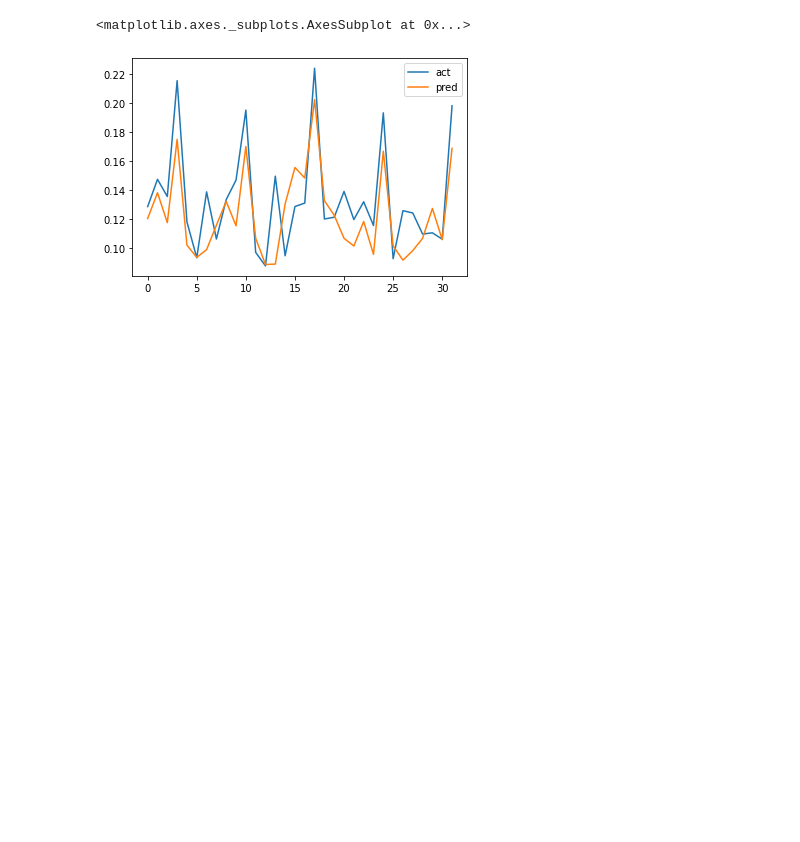
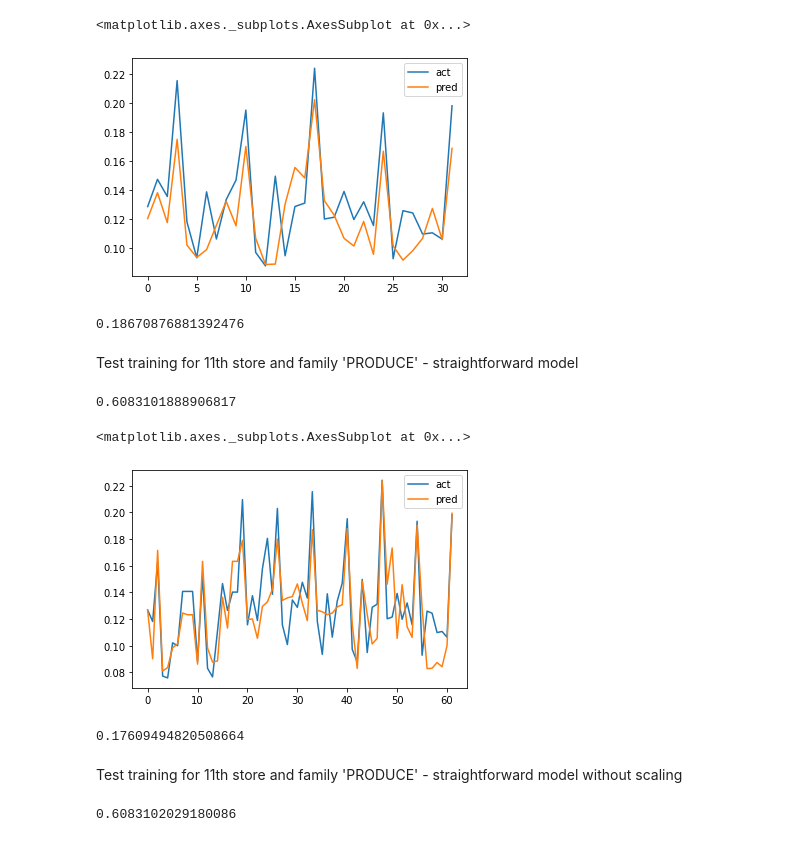
Before and after one commit to monikachudyba/ArtificialNeuralNetworkProjects, a Jupyter notebook: StoreSalesForecasting.ipynb, the cells around one changed output. Saved outputs shown, nothing was run; the diff lists cells and outputs as text; code cells hidden in the pictures; blank space fills up the shorter version.

```diff
--- a/StoreSalesForecasting.ipynb
+++ b/StoreSalesForecasting.ipynb
@@ -1159,3 +1152,30 @@ pred_df.plot()
 # %% [output]
 <matplotlib.axes._subplots.AxesSubplot at 0x...>
 [figure]
+# %%
+rmsle(scaler_y.inverse_transform(y_val.reshape(-1, 1)), scaler_y.inverse_transform(pred.reshape(-1, 1)), squared=False)
+# %% [output]
+0.18670876881392476
+# %% [markdown]
+Test training for 11th store and family 'PRODUCE' - straightforward model
+# %%
+lgb = LGBMRegressor(n_estimators=1000, max_depth=5)
+
+lgb.fit(scaled_X_train, scaled_y_train.T[0], eval_set=[(scaled_X_val, scaled_y_val.T[0])], verbose=False)
+
+pred = lgb.predict(scaled_X_val)
+r2score(scaled_y_val, pred)
+# %% [output]
+0.6083101888906817
+# %%
+pred_df = pd.DataFrame({'act': scaled_y_val.T[0], 'pred': pred})
+pred_df.plot()
+# %% [output]
+<matplotlib.axes._subplots.AxesSubplot at 0x...>
+[figure, added]
+# %%
+rmsle(scaler_y.inverse_transform(scaled_y_val.T[0].reshape(-1, 1)), scaler_y.inverse_transform(pred.reshape(-1, 1)), squared=False)
+# %% [output]
+0.17609494820508664
+# %% [markdown]
+Test training for 11th store and family 'PRODUCE' - straightforward model without scaling
@@ -1161,0 +1188,9 @@ pred_df.plot()
+# %%
+lgb = LGBMRegressor(n_estimators=1000, max_depth=5)
+
+lgb.fit(X_train, y_train, eval_set=[(X_val, y_val)], verbose=False)
+
+pred = lgb.predict(X_val)
+r2score(y_val, pred)
+# %% [output]
+0.6083102029180086
```
Also changed, not shown: parts of 24 cells of this notebook.
